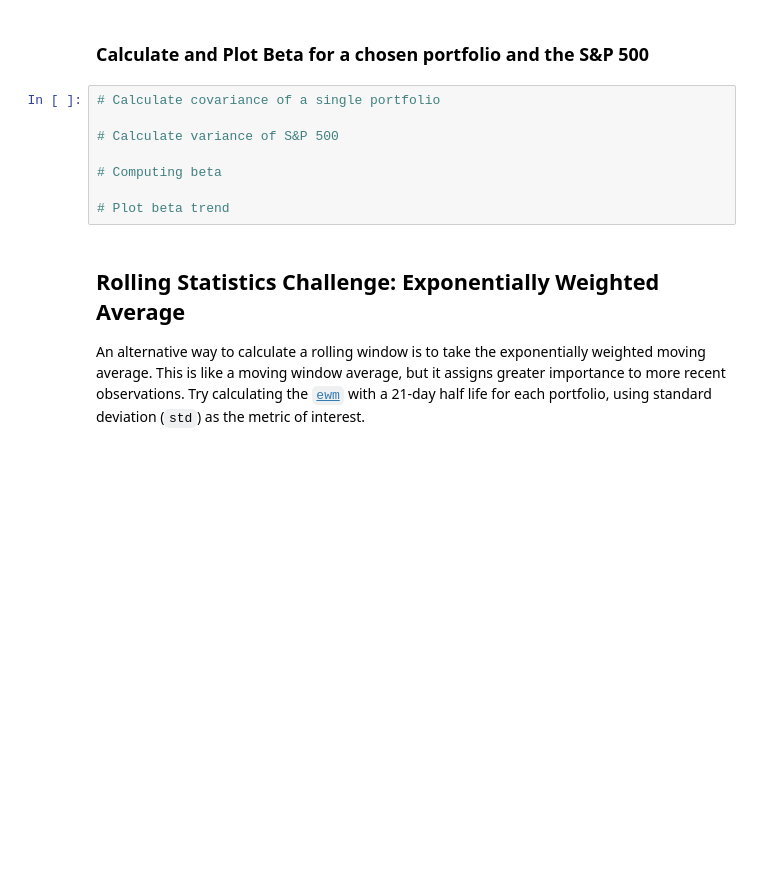
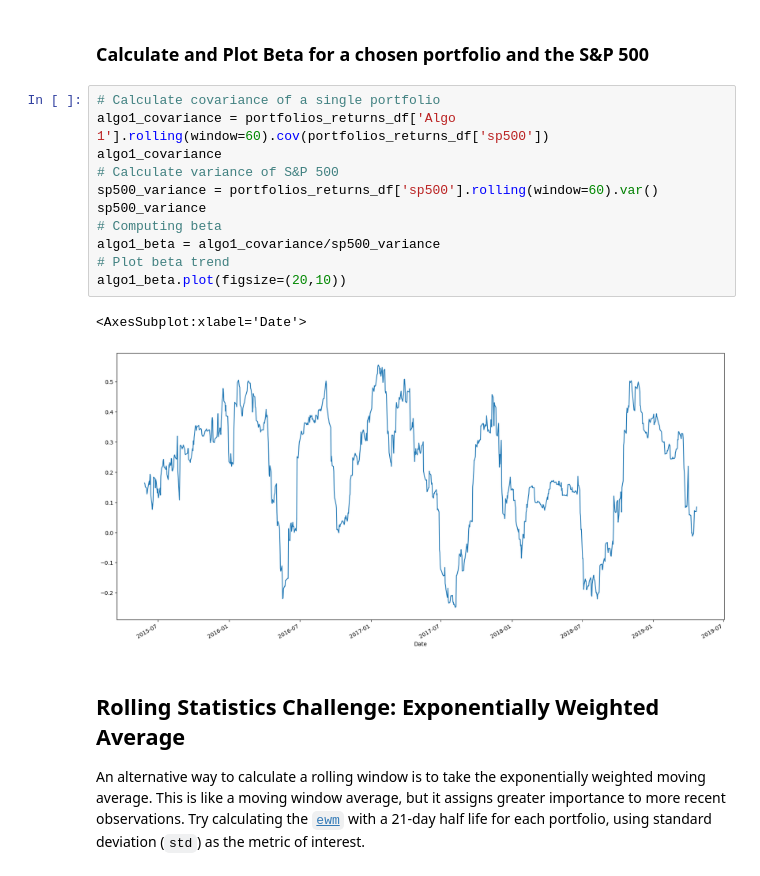
Before and after one commit to scoopcash/Module4, a Jupyter notebook: Starter_Code 2/whale_analysis.ipynb, the cells around one changed output. Cells and saved outputs as stored; diff of their text form; blank space fills up the shorter version.

```diff
--- a/Starter_Code 2/whale_analysis.ipynb
+++ b/Starter_Code 2/whale_analysis.ipynb
@@ -324,12 +352,18 @@ Risk changes over time. Analyze the rolling statistics for Risk and Beta.
 ### Calculate and Plot Beta for a chosen portfolio and the S&P 500
 # %%
 # Calculate covariance of a single portfolio
-
+algo1_covariance = portfolios_returns_df['Algo 1'].rolling(window=60).cov(portfolios_returns_df['sp500'])
+algo1_covariance
 # Calculate variance of S&P 500
-
+sp500_variance = portfolios_returns_df['sp500'].rolling(window=60).var()
+sp500_variance
 # Computing beta
-
+algo1_beta = algo1_covariance/sp500_variance
 # Plot beta trend
+algo1_beta.plot(figsize=(20,10))
+# %% [output]
+<AxesSubplot:xlabel='Date'>
+[figure, added]
 # %% [markdown]
 ## Rolling Statistics Challenge: Exponentially Weighted Average
 
```
Also changed, not shown: parts of 31 cells of this notebook.
